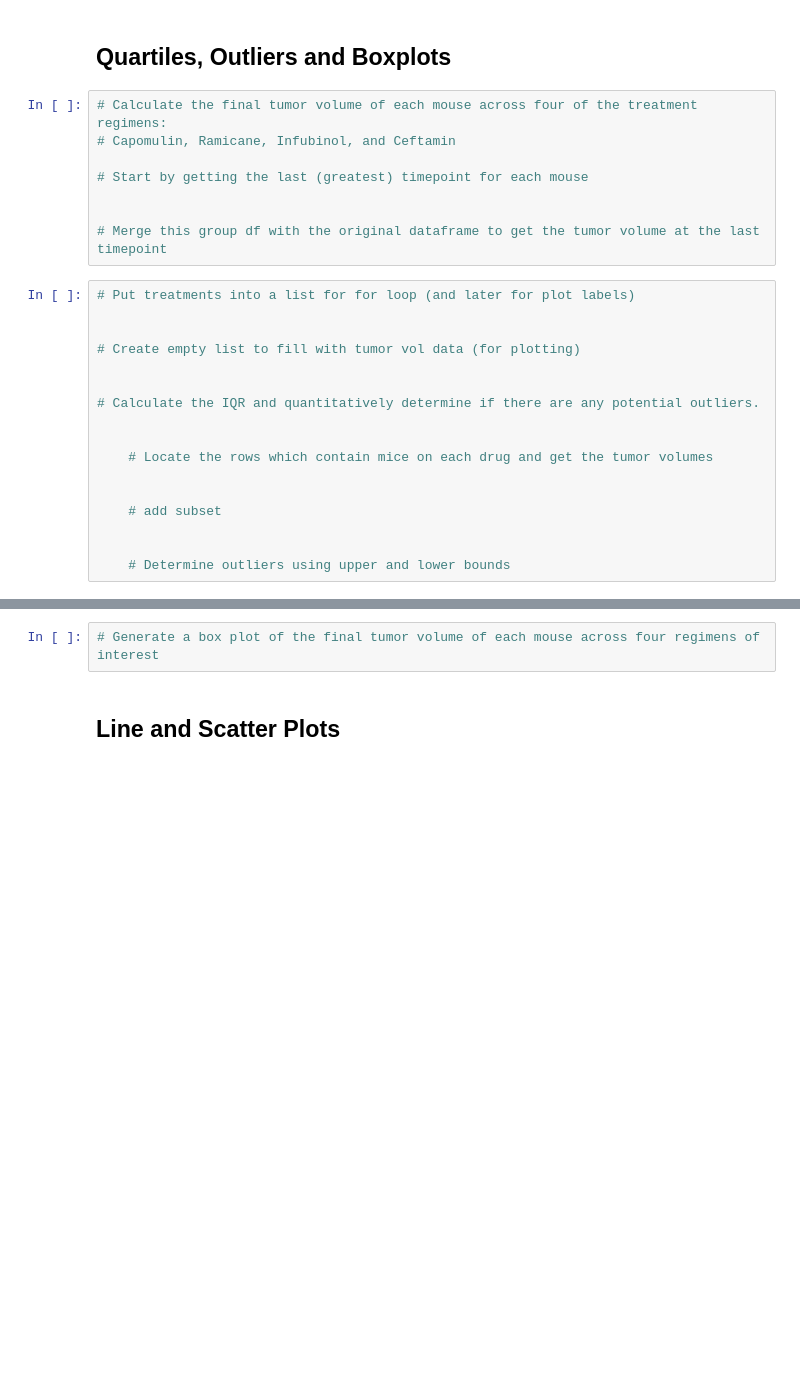
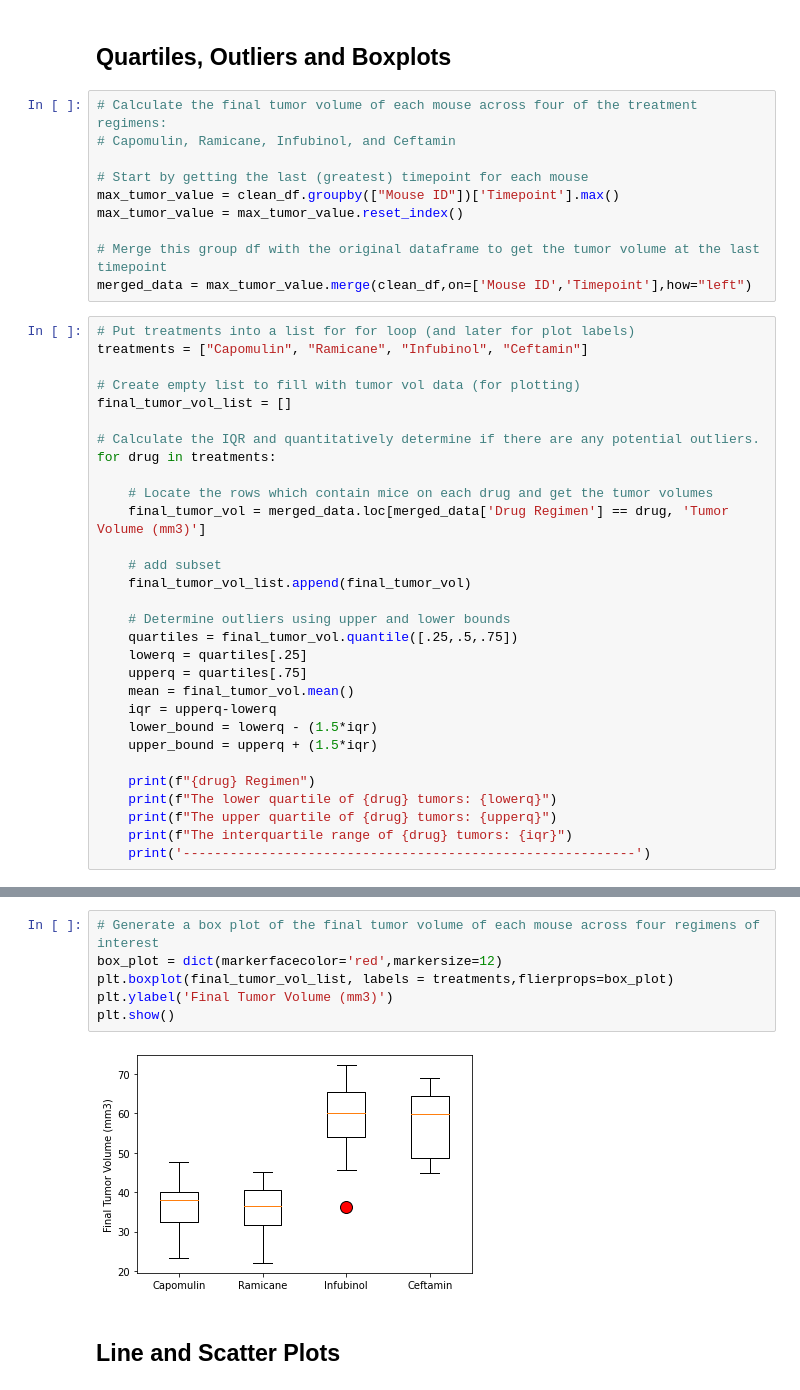
Before and after one commit to melorebecca/05-Matplotlib, a Jupyter notebook: pymaceuticals_starter.ipynb, the cells around one changed output, grey strips where cells are left out. Cells and saved outputs as stored; diff of their text form; blank space fills up the shorter version.

Commit message:
Boxplot Completed

```diff
--- a/pymaceuticals_starter.ipynb
+++ b/pymaceuticals_starter.ipynb
@@ -188,23 +188,38 @@ Text(0, 0.5, 'Sex')
 # Capomulin, Ramicane, Infubinol, and Ceftamin
 
 # Start by getting the last (greatest) timepoint for each mouse
-
+max_tumor_value = clean_df.groupby(["Mouse ID"])['Timepoint'].max()
+max_tumor_value = max_tumor_value.reset_index()
 
 # Merge this group df with the original dataframe to get the tumor volume at the last timepoint
+merged_data = max_tumor_value.merge(clean_df,on=['Mouse ID','Timepoint'],how="left")
 # %%
 # Put treatments into a list for for loop (and later for plot labels)
-
+treatments = ["Capomulin", "Ramicane", "Infubinol", "Ceftamin"]
 
 # Create empty list to fill with tumor vol data (for plotting)
-
+final_tumor_vol_list = []
 
 # Calculate the IQR and quantitatively determine if there are any potential outliers.
-
+for drug in treatments:
 
     # Locate the rows which contain mice on each drug and get the tumor volumes
-
+    final_tumor_vol = merged_data.loc[merged_data['Drug Regimen'] == drug, 'Tumor Volume (mm3)']
 
     # add subset
-
+    final_tumor_vol_list.append(final_tumor_vol)
 
     # Determine outliers using upper and lower bounds
+    quartiles = final_tumor_vol.quantile([.25,.5,.75])
+    lowerq = quartiles[.25]
+    upperq = quartiles[.75]
+    mean = final_tumor_vol.mean()
+    iqr = upperq-lowerq
+    lower_bound = lowerq - (1.5*iqr)
+    upper_bound = upperq + (1.5*iqr)
+
+    print(f"{drug} Regimen")
+    print(f"The lower quartile of {drug} tumors: {lowerq}")
+    print(f"The upper quartile of {drug} tumors: {upperq}")
+    print(f"The interquartile range of {drug} tumors: {iqr}")
+    print('----------------------------------------------------------')
@@ -211,5 +247,11 @@ Text(0, 0.5, 'Sex')
 # %%
 # Generate a box plot of the final tumor volume of each mouse across four regimens of interest
+box_plot = dict(markerfacecolor='red',markersize=12)
+plt.boxplot(final_tumor_vol_list, labels = treatments,flierprops=box_plot)
+plt.ylabel('Final Tumor Volume (mm3)')
+plt.show()
+# %% [output]
+[figure, added]
 # %% [markdown]
 ## Line and Scatter Plots
 # %%
```
Also changed, not shown: parts of 1 cell of this notebook.
